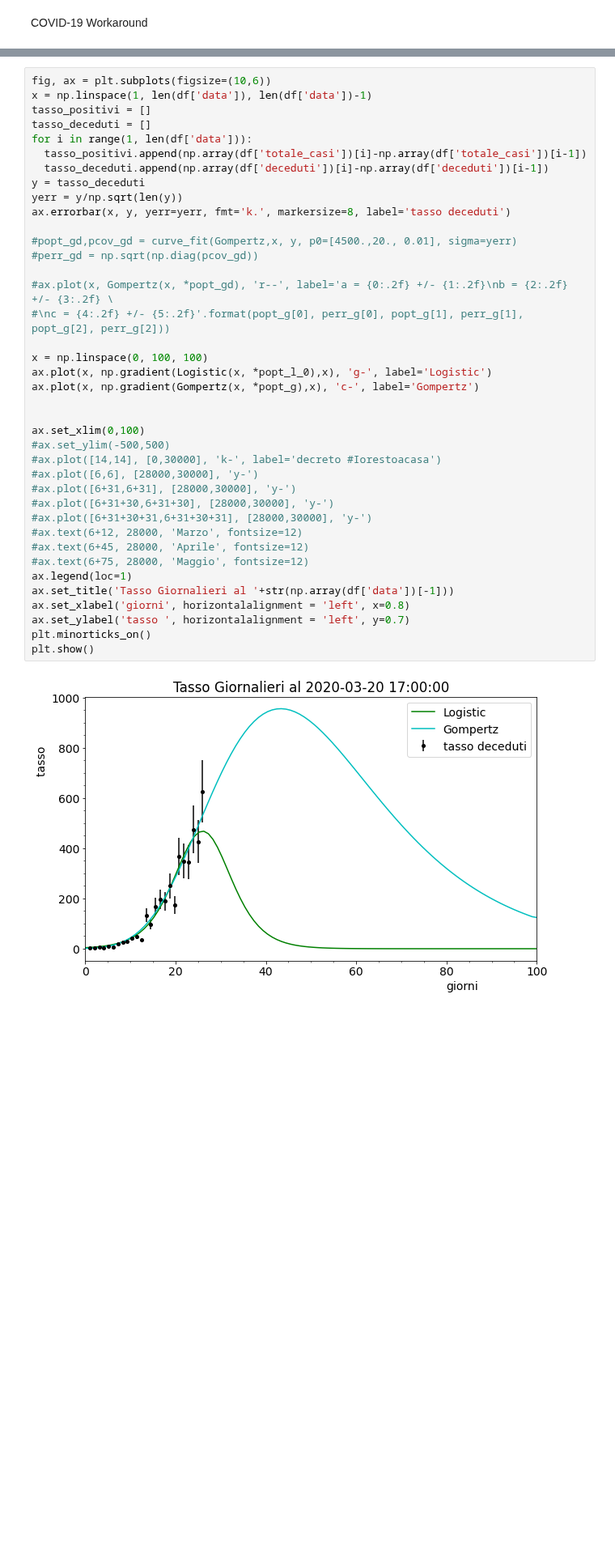
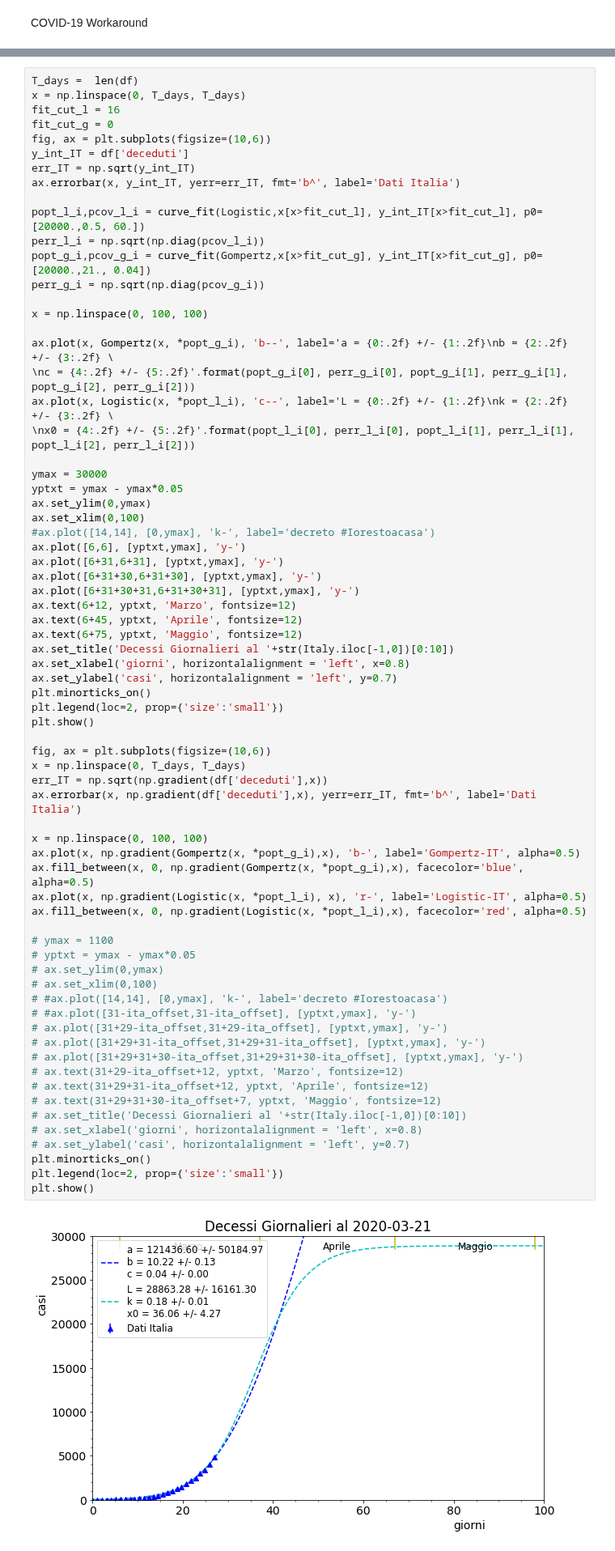
Before and after one commit to lorenzopaolucci/studenti, a Jupyter notebook: covid19.ipynb, the cells around one changed output, grey strips where cells are left out. Shown at 81% size. Saved outputs shown, nothing was run; the diff lists cells and outputs as text; blank space fills up the shorter version.

```diff
--- a/covid19.ipynb
+++ b/covid19.ipynb
@@ -204,41 +214,72 @@ plt.show()
 # %%
+T_days =  len(df)
+x = np.linspace(0, T_days, T_days)
+fit_cut_l = 16
+fit_cut_g = 0
 fig, ax = plt.subplots(figsize=(10,6))
-x = np.linspace(1, len(df['data']), len(df['data'])-1)
-tasso_positivi = []
-tasso_deceduti = []
-for i in range(1, len(df['data'])):
-  tasso_positivi.append(np.array(df['totale_casi'])[i]-np.array(df['totale_casi'])[i-1])
-  tasso_deceduti.append(np.array(df['deceduti'])[i]-np.array(df['deceduti'])[i-1])
-y = tasso_deceduti
-yerr = y/np.sqrt(len(y))
-ax.errorbar(x, y, yerr=yerr, fmt='k.', markersize=8, label='tasso deceduti')
+y_int_IT = df['deceduti']
+err_IT = np.sqrt(y_int_IT)
+ax.errorbar(x, y_int_IT, yerr=err_IT, fmt='b^', label='Dati Italia')
 
-#popt_gd,pcov_gd = curve_fit(Gompertz,x, y, p0=[4500.,20., 0.01], sigma=yerr)
-#perr_gd = np.sqrt(np.diag(pcov_gd))
-
-#ax.plot(x, Gompertz(x, *popt_gd), 'r--', label='a = {0:.2f} +/- {1:.2f}\nb = {2:.2f} +/- {3:.2f} \
-#\nc = {4:.2f} +/- {5:.2f}'.format(popt_g[0], perr_g[0], popt_g[1], perr_g[1], popt_g[2], perr_g[2]))
+popt_l_i,pcov_l_i = curve_fit(Logistic,x[x>fit_cut_l], y_int_IT[x>fit_cut_l], p0=[20000.,0.5, 60.])
+perr_l_i = np.sqrt(np.diag(pcov_l_i))
+popt_g_i,pcov_g_i = curve_fit(Gompertz,x[x>fit_cut_g], y_int_IT[x>fit_cut_g], p0=[20000.,21., 0.04])
+perr_g_i = np.sqrt(np.diag(pcov_g_i))
 
 x = np.linspace(0, 100, 100)
-ax.plot(x, np.gradient(Logistic(x, *popt_l_0),x), 'g-', label='Logistic')
-ax.plot(x, np.gradient(Gompertz(x, *popt_g),x), 'c-', label='Gompertz')
 
+ax.plot(x, Gompertz(x, *popt_g_i), 'b--', label='a = {0:.2f} +/- {1:.2f}\nb = {2:.2f} +/- {3:.2f} \
+\nc = {4:.2f} +/- {5:.2f}'.format(popt_g_i[0], perr_g_i[0], popt_g_i[1], perr_g_i[1], popt_g_i[2], perr_g_i[2]))
+ax.plot(x, Logistic(x, *popt_l_i), 'c--', label='L = {0:.2f} +/- {1:.2f}\nk = {2:.2f} +/- {3:.2f} \
+\nx0 = {4:.2f} +/- {5:.2f}'.format(popt_l_i[0], perr_l_i[0], popt_l_i[1], perr_l_i[1], popt_l_i[2], perr_l_i[2]))
 
+ymax = 30000
+yptxt = ymax - ymax*0.05
+ax.set_ylim(0,ymax)
 ax.set_xlim(0,100)
-#ax.set_ylim(-500,500)
-#ax.plot([14,14], [0,30000], 'k-', label='decreto #Iorestoacasa')
-#ax.plot([6,6], [28000,30000], 'y-')
-#ax.plot([6+31,6+31], [28000,30000], 'y-')
-#ax.plot([6+31+30,6+31+30], [28000,30000], 'y-')
-#ax.plot([6+31+30+31,6+31+30+31], [28000,30000], 'y-')
-#ax.text(6+12, 28000, 'Marzo', fontsize=12)
-#ax.text(6+45, 28000, 'Aprile', fontsize=12)
-#ax.text(6+75, 28000, 'Maggio', fontsize=12)
-ax.legend(loc=1)
-ax.set_title('Tasso Giornalieri al '+str(np.array(df['data'])[-1]))
+#ax.plot([14,14], [0,ymax], 'k-', label='decreto #Iorestoacasa')
+ax.plot([6,6], [yptxt,ymax], 'y-')
+ax.plot([6+31,6+31], [yptxt,ymax], 'y-')
+ax.plot([6+31+30,6+31+30], [yptxt,ymax], 'y-')
+ax.plot([6+31+30+31,6+31+30+31], [yptxt,ymax], 'y-')
+ax.text(6+12, yptxt, 'Marzo', fontsize=12)
+ax.text(6+45, yptxt, 'Aprile', fontsize=12)
+ax.text(6+75, yptxt, 'Maggio', fontsize=12)
+ax.set_title('Decessi Giornalieri al '+str(Italy.iloc[-1,0])[0:10])
 ax.set_xlabel('giorni', horizontalalignment = 'left', x=0.8)
-ax.set_ylabel('tasso ', horizontalalignment = 'left', y=0.7)
+ax.set_ylabel('casi', horizontalalignment = 'left', y=0.7)
 plt.minorticks_on()
+plt.legend(loc=2, prop={'size':'small'})
 plt.show()
+
+fig, ax = plt.subplots(figsize=(10,6))
+x = np.linspace(0, T_days, T_days)
+err_IT = np.sqrt(np.gradient(df['deceduti'],x))
+ax.errorbar(x, np.gradient(df['deceduti'],x), yerr=err_IT, fmt='b^', label='Dati Italia')
+
+x = np.linspace(0, 100, 100)
+ax.plot(x, np.gradient(Gompertz(x, *popt_g_i),x), 'b-', label='Gompertz-IT', alpha=0.5)
+ax.fill_between(x, 0, np.gradient(Gompertz(x, *popt_g_i),x), facecolor='blue', alpha=0.5)
+ax.plot(x, np.gradient(Logistic(x, *popt_l_i), x), 'r-', label='Logistic-IT', alpha=0.5)
+ax.fill_between(x, 0, np.gradient(Logistic(x, *popt_l_i),x), facecolor='red', alpha=0.5)
+
+# ymax = 1100
+# yptxt = ymax - ymax*0.05
+# ax.set_ylim(0,ymax)
+# ax.set_xlim(0,100)
+# #ax.plot([14,14], [0,ymax], 'k-', label='decreto #Iorestoacasa')
+# #ax.plot([31-ita_offset,31-ita_offset], [yptxt,ymax], 'y-')
+# ax.plot([31+29-ita_offset,31+29-ita_offset], [yptxt,ymax], 'y-')
+# ax.plot([31+29+31-ita_offset,31+29+31-ita_offset], [yptxt,ymax], 'y-')
+# ax.plot([31+29+31+30-ita_offset,31+29+31+30-ita_offset], [yptxt,ymax], 'y-')
+# ax.text(31+29-ita_offset+12, yptxt, 'Marzo', fontsize=12)
+# ax.text(31+29+31-ita_offset+12, yptxt, 'Aprile', fontsize=12)
+# ax.text(31+29+31+30-ita_offset+7, yptxt, 'Maggio', fontsize=12)
+# ax.set_title('Decessi Giornalieri al '+str(Italy.iloc[-1,0])[0:10])
+# ax.set_xlabel('giorni', horizontalalignment = 'left', x=0.8)
+# ax.set_ylabel('casi', horizontalalignment = 'left', y=0.7)
+plt.minorticks_on()
+plt.legend(loc=2, prop={'size':'small'})
+plt.show()
 # %% [output]
-[figure, old version]
+[figure, new version]
```
Also changed, not shown: parts of 18 cells of this notebook.
